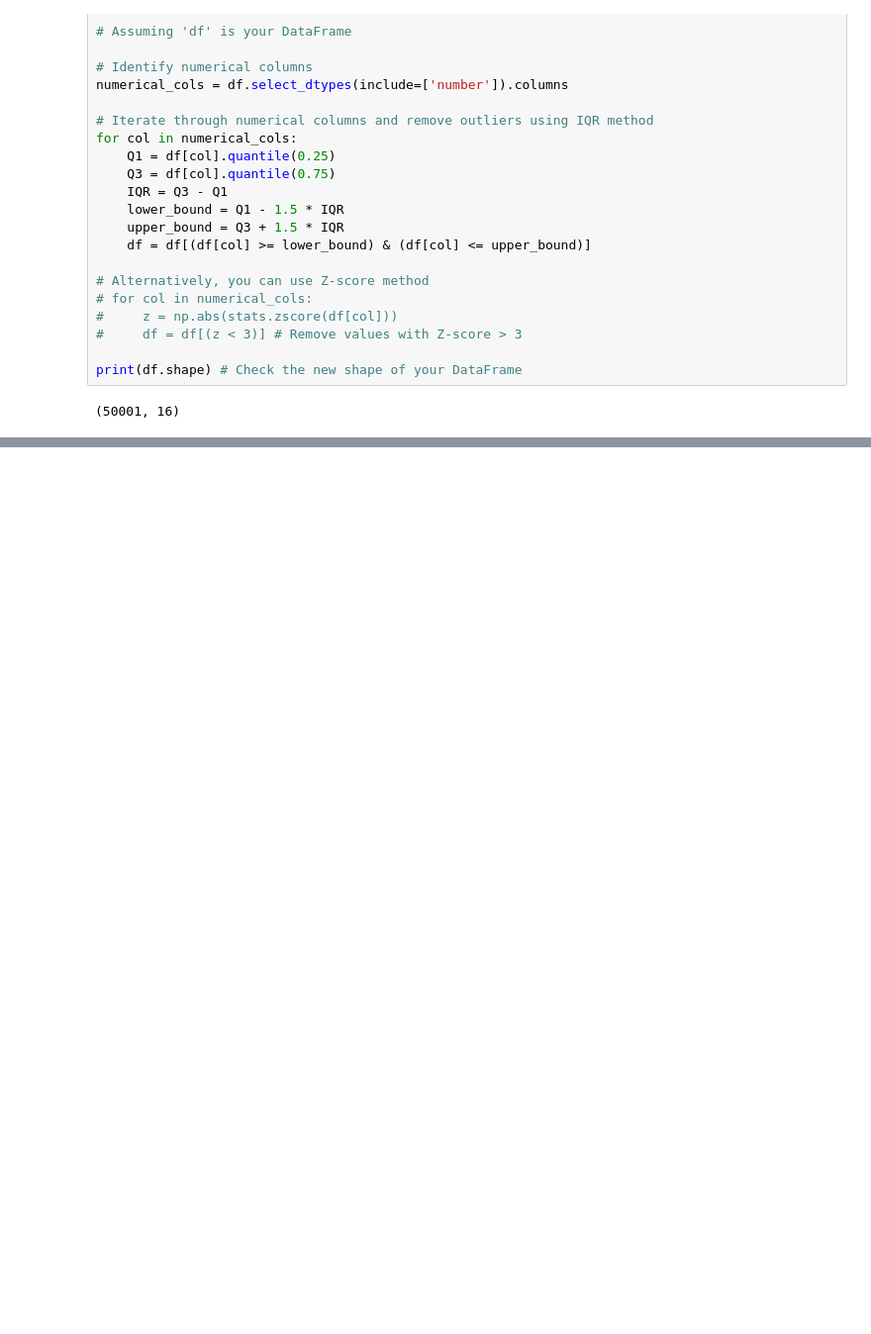
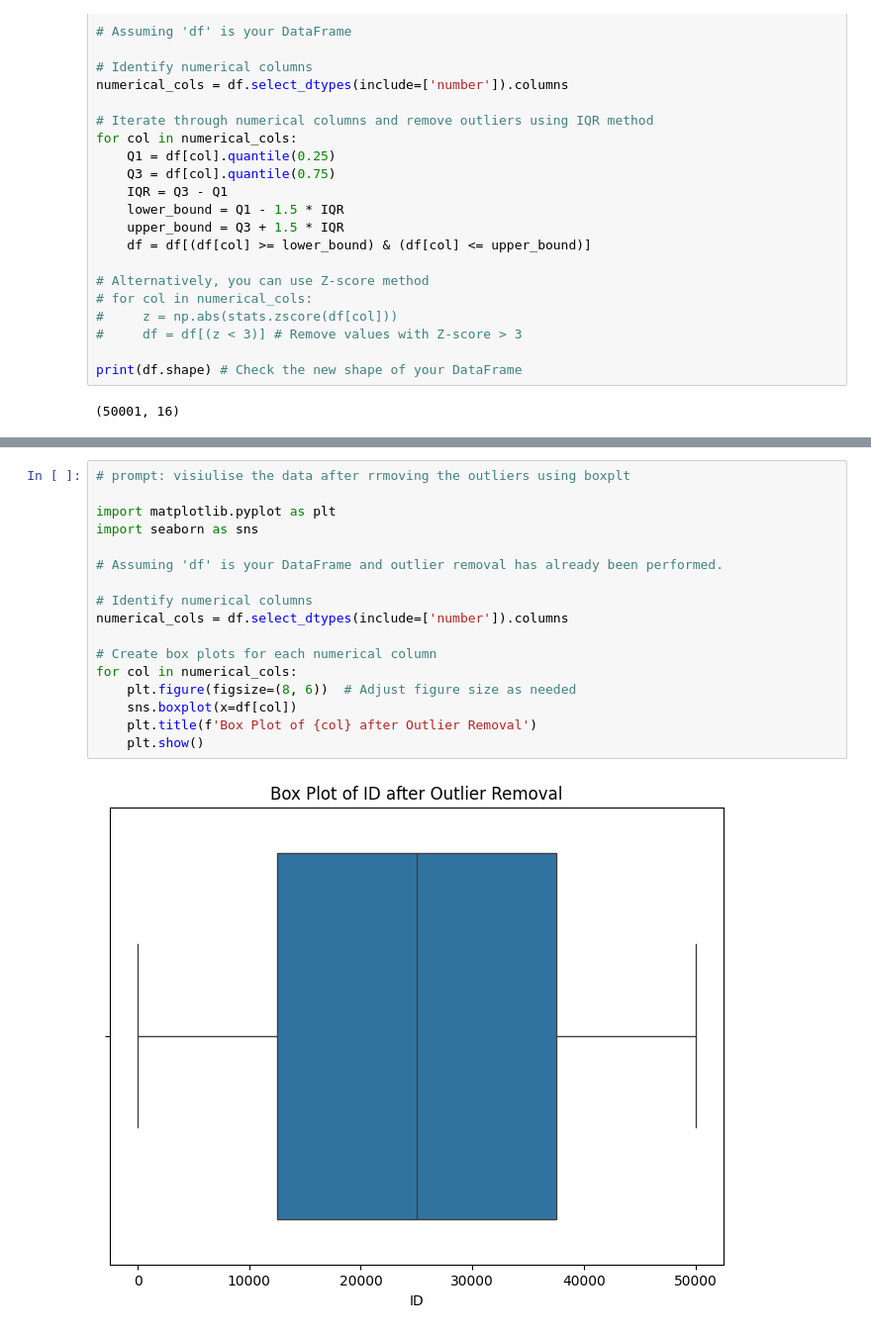
Before and after one commit to MennaKhaled17/CPP-UniPortal, a Jupyter notebook: HealthCareTask2.ipynb, the cells around one changed output, grey strips where cells are left out. Shown: that part at 99% size. Cells and saved outputs as stored; diff of their text form; blank space fills up the shorter version.

Commit message:
data visulistion

```diff
--- a/HealthCareTask2.ipynb
+++ b/HealthCareTask2.ipynb
@@ -260,0 +289,19 @@ print(df.shape) # Check the new shape of your DataFrame
+# %%
+# prompt: visiulise the data after rrmoving the outliers using boxplt
+
+import matplotlib.pyplot as plt
+import seaborn as sns
+
+# Assuming 'df' is your DataFrame and outlier removal has already been performed.
+
+# Identify numerical columns
+numerical_cols = df.select_dtypes(include=['number']).columns
+
+# Create box plots for each numerical column
+for col in numerical_cols:
+    plt.figure(figsize=(8, 6))  # Adjust figure size as needed
+    sns.boxplot(x=df[col])
+    plt.title(f'Box Plot of {col} after Outlier Removal')
+    plt.show()
+# %% [output]
+[figure, added]
```
Also changed, not shown: parts of 2 cells of this notebook.
